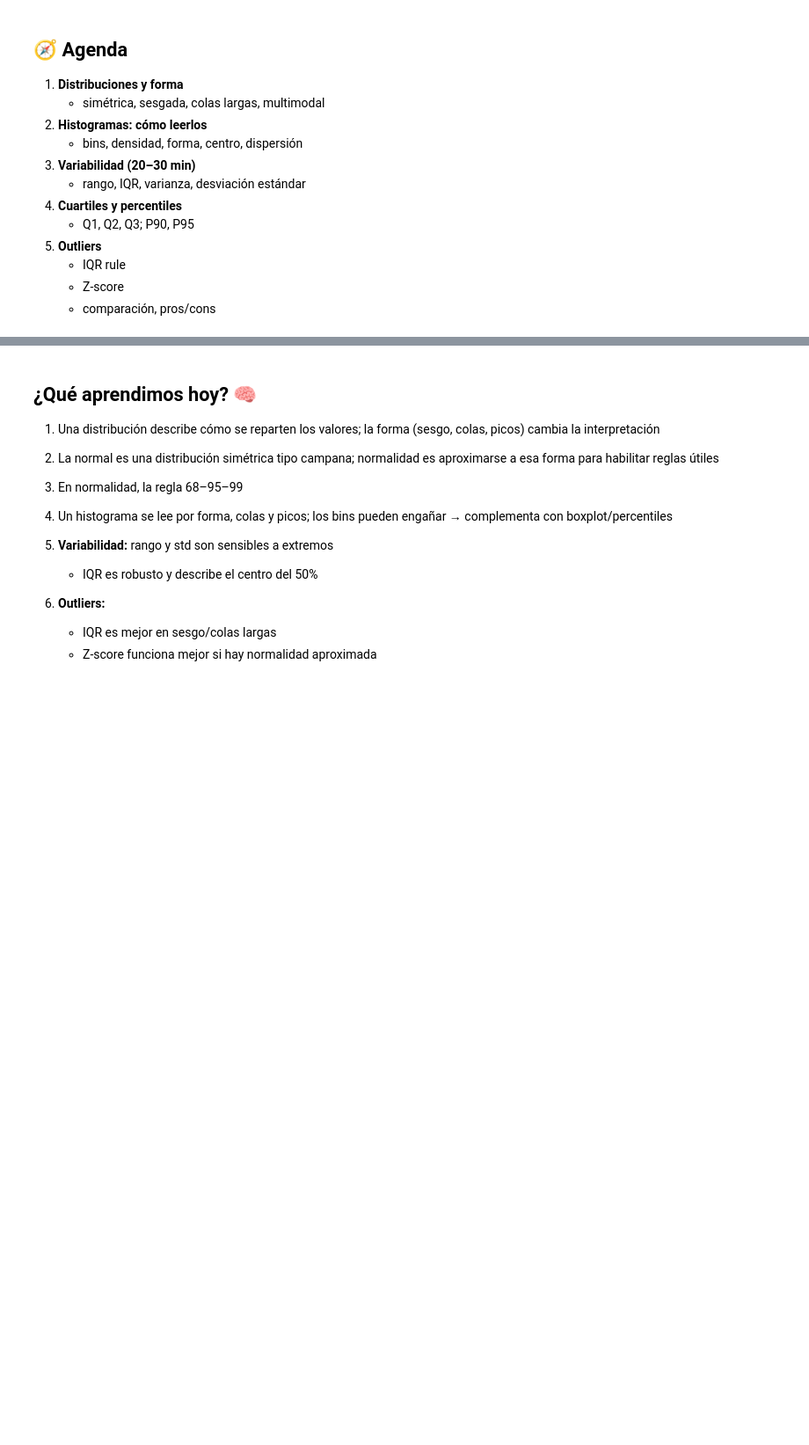
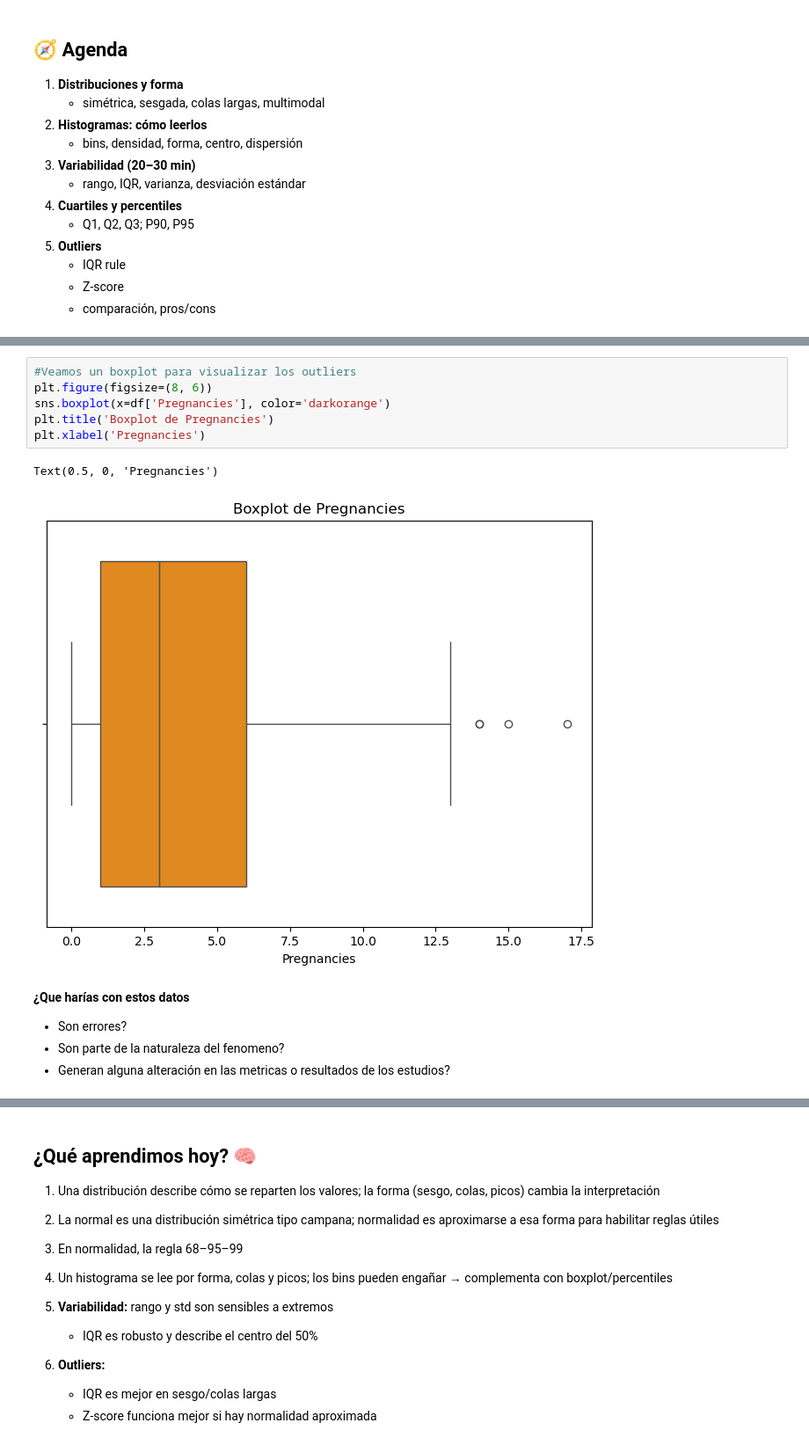
Before and after one commit to gbuvoli/DA_T8, a Jupyter notebook: Sprint7_semana2.ipynb, the cells around one changed output, grey strips where cells are left out. Shown at 88% size. Cells and saved outputs as stored; diff of their text form; blank space fills up the shorter version.

```diff
--- a/Sprint7_semana2.ipynb
+++ b/Sprint7_semana2.ipynb
@@ -156,0 +239,14 @@ Regla típica:
+# %%
+#Veamos un boxplot para visualizar los outliers
+plt.figure(figsize=(8, 6))
+sns.boxplot(x=df['Pregnancies'], color='darkorange')
+plt.title('Boxplot de Pregnancies')
+plt.xlabel('Pregnancies')
+# %% [output]
+Text(0.5, 0, 'Pregnancies')
+[figure, added]
+# %% [markdown]
+**¿Que harías con estos datos**
+* Son errores?
+* Son parte de la naturaleza del fenomeno?
+* Generan alguna alteración en las metricas o resultados de los estudios?
```
Also changed, not shown: parts of 20 cells of this notebook, 1 other file.
